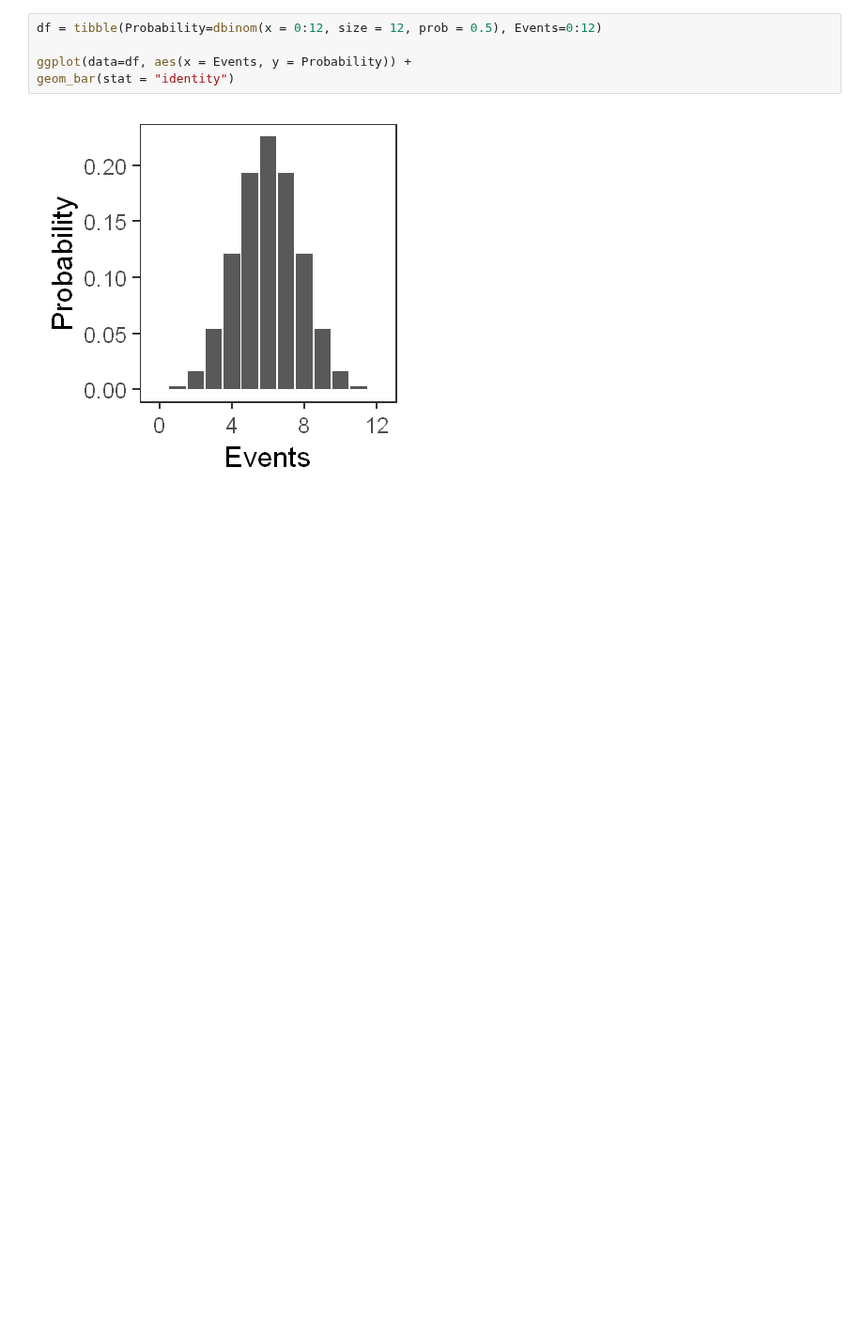
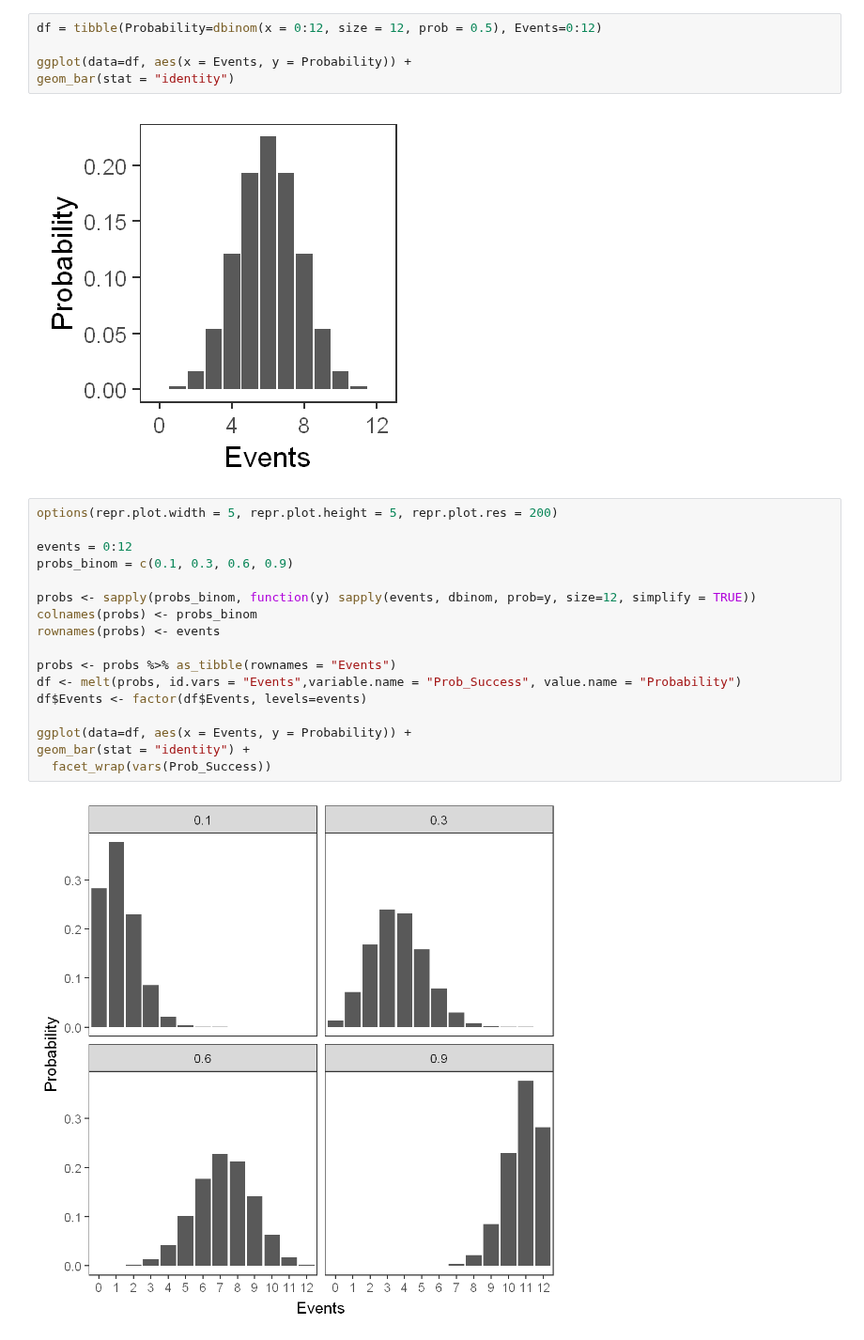
Before and after one commit to AndreMacedo88/Notebooks-Research, a Jupyter notebook: Statistics/distributions_r.ipynb, the cells around one changed output. Shown at 94% size. Cells and saved outputs as stored; diff of their text form; blank space fills up the shorter version.

Commit message:
feat: :monocle_face: explore the influence of the probability of a binomial event

```diff
--- a/Statistics/distributions_r.ipynb
+++ b/Statistics/distributions_r.ipynb
@@ -98,3 +98,22 @@ ggplot(data=df, aes(x = Events, y = Probability)) +
 geom_bar(stat = "identity")
 # %% [output]
 [figure]
+# %%
+options(repr.plot.width = 5, repr.plot.height = 5, repr.plot.res = 200)
+
+events = 0:12
+probs_binom = c(0.1, 0.3, 0.6, 0.9)
+
+probs <- sapply(probs_binom, function(y) sapply(events, dbinom, prob=y, size=12, simplify = TRUE))
+colnames(probs) <- probs_binom
+rownames(probs) <- events
+
+probs <- probs %>% as_tibble(rownames = "Events")
+df <- melt(probs, id.vars = "Events",variable.name = "Prob_Success", value.name = "Probability")
+df$Events <- factor(df$Events, levels=events)
+
+ggplot(data=df, aes(x = Events, y = Probability)) +
+geom_bar(stat = "identity") +
+  facet_wrap(vars(Prob_Success))
+# %% [output]
+[figure, added]
```
